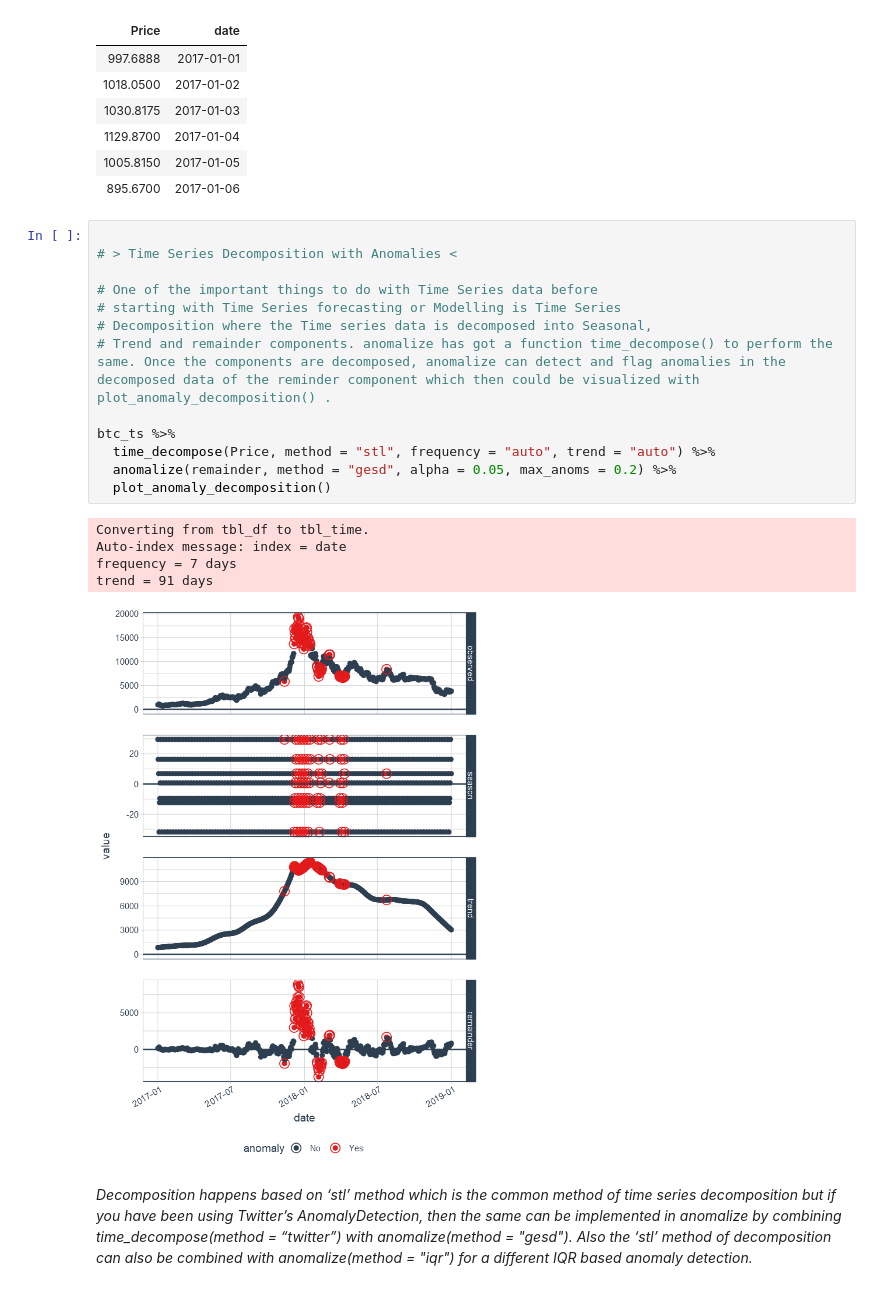
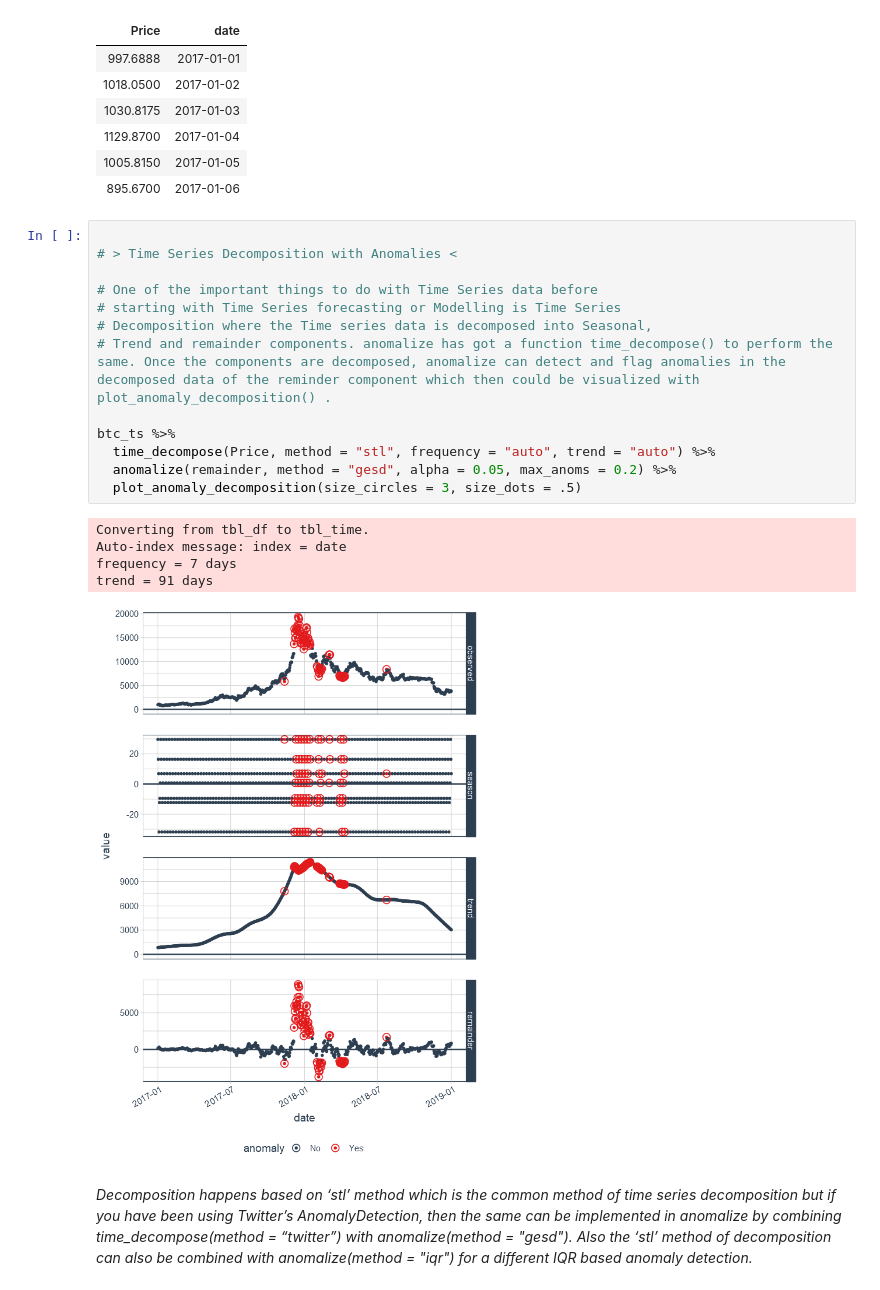
Before and after one commit to Nengi/Anomaly_Detection, a Jupyter notebook: R_examples/Anomalize_with_R.ipynb, the cells around one changed output. Drawn from its saved outputs; the diff is of its cells as text.

```diff
--- a/R_examples/Anomalize_with_R.ipynb
+++ b/R_examples/Anomalize_with_R.ipynb
@@ -113,22 +113,22 @@ head(btc_ts)
 # %%
 
 # > Time Series Decomposition with Anomalies <
 
 # One of the important things to do with Time Series data before
 # starting with Time Series forecasting or Modelling is Time Series
 # Decomposition where the Time series data is decomposed into Seasonal,
 # Trend and remainder components. anomalize has got a function time_decompose() to perform the same. Once the components are decomposed, anomalize can detect and flag anomalies in the decomposed data of the reminder component which then could be visualized with plot_anomaly_decomposition() .
 
 btc_ts %>%
   time_decompose(Price, method = "stl", frequency = "auto", trend = "auto") %>%
   anomalize(remainder, method = "gesd", alpha = 0.05, max_anoms = 0.2) %>%
-  plot_anomaly_decomposition()
+  plot_anomaly_decomposition(size_circles = 3, size_dots = .5)
 # %% [output]
 Converting from tbl_df to tbl_time.
 Auto-index message: index = date
 frequency = 7 days
 trend = 91 days
-[figure, old version]
+[figure, new version]
 # %% [markdown]
 *Decomposition happens based on ‘stl’ method which is the common method of time series decomposition but if you have been using Twitter’s AnomalyDetection, then the same can be implemented in anomalize by combining time_decompose(method = “twitter”) with anomalize(method = "gesd"). Also the ‘stl’ method of decomposition can also be combined with anomalize(method = "iqr") for a different IQR based anomaly detection.*
 # %% [markdown]
```
Also changed, not shown: parts of 3 cells of this notebook.
